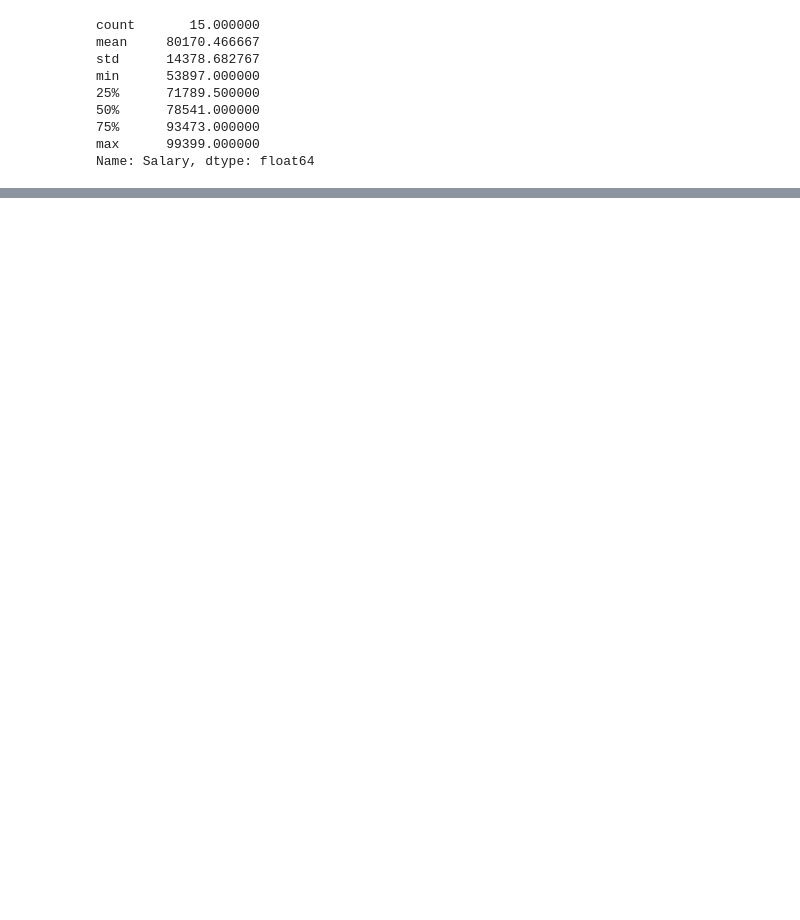
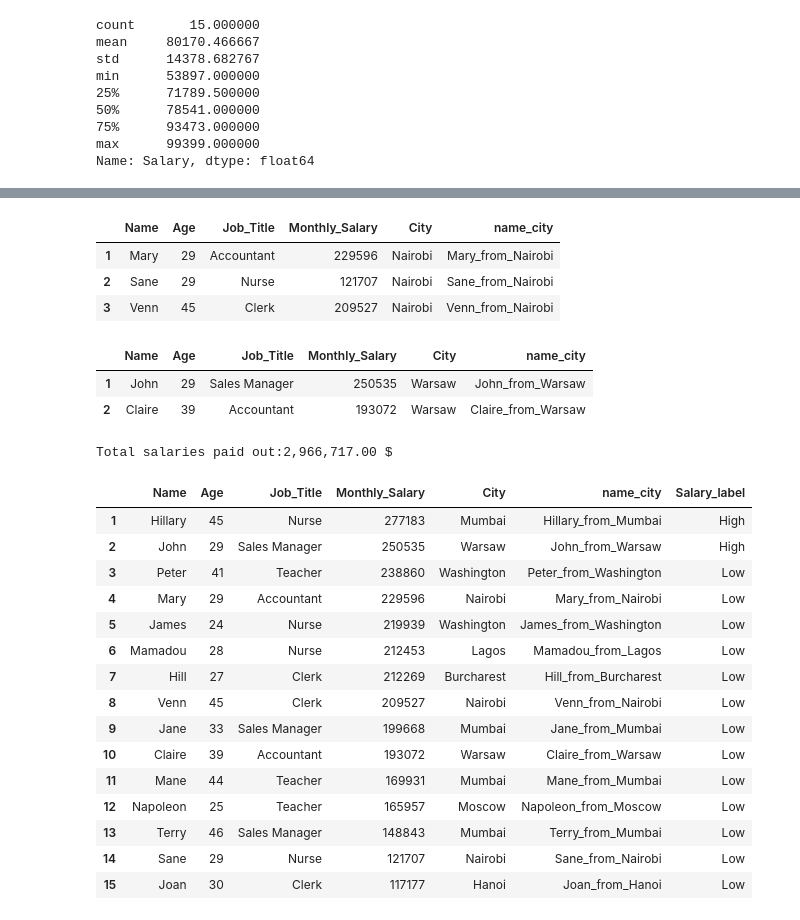
Before and after one commit to Majok-Bol/mock_users_data, a Jupyter notebook: users_table1.ipynb, the cells around one changed output, grey strips where cells are left out. Drawn from its saved outputs; the diff is of its cells as text; code cells hidden in the pictures; blank space fills up the shorter version.

```diff
--- a/users_table1.ipynb
+++ b/users_table1.ipynb
@@ -129,0 +228,4 @@ Name: Salary, dtype: float64
+# %%
+#add name_city column in users_table1
+users_table1["name_city"]=users_table1["Name"]+"_"+"from"+"_"+users_table1["Location"]
+users_table1
@@ -129,0 +264,5 @@ Name: Salary, dtype: float64
+# %%
+#rename Location to City in users_table1
+users_table1.rename(columns={"Location":"City"},inplace=True)
+#show modified users_table1
+users_table1
@@ -129,0 +286,5 @@ Name: Salary, dtype: float64
+# %%
+#rename Salary column to Monthly_Salary in users_table1
+users_table1.rename(columns={"Salary":"Monthly_Salary"},inplace=True)
+#show modified users_table1
+users_table1
@@ -129,0 +308,5 @@ Name: Salary, dtype: float64
+# %%
+#rename career to Job_Title column in users_table1
+users_table1.rename(columns={"Career":"Job_Title"},inplace=True)
+#show modifed users_table1
+users_table1
@@ -129,0 +330,55 @@ Name: Salary, dtype: float64
+# %%
+#fetch only employees from Nairobi in users_table1
+employees_from_nairobi=users_table1[users_table1['City']=='Nairobi']
+employees_from_nairobi=employees_from_nairobi.reset_index(drop=True)
+employees_from_nairobi.index=range(1,len(employees_from_nairobi)+1)
+employees_from_nairobi
+# %% [output]
+|  | Name | Age | Job_Title | Monthly_Salary | City | name_city |
+| 1 | Mary | 29 | Accountant | 229596 | Nairobi | Mary_from_Nairobi |
+| 2 | Sane | 29 | Nurse | 121707 | Nairobi | Sane_from_Nairobi |
+| 3 | Venn | 45 | Clerk | 209527 | Nairobi | Venn_from_Nairobi |
+# %%
+#fetch only employees from Warsaw in users_table1
+employees_from_warsaw=users_table1[users_table1['City']=='Warsaw']
+#rest index
+employees_from_warsaw=employees_from_warsaw.reset_index(drop=True)
+#let index start from 1 instead of default 0
+employees_from_warsaw.index=range(1,len(employees_from_warsaw)+1)
+#display results
+employees_from_warsaw
+# %% [output]
+|  | Name | Age | Job_Title | Monthly_Salary | City | name_city |
+| 1 | John | 29 | Sales Manager | 250535 | Warsaw | John_from_Warsaw |
+| 2 | Claire | 39 | Accountant | 193072 | Warsaw | Claire_from_Warsaw |
+# %%
+#find out total salaries paid out to employees
+total_salaries=users_table1['Monthly_Salary'].sum()
+print(f"Total salaries paid out:{total_salaries:,.2f} $")
+# %% [output]
+Total salaries paid out:2,966,717.00 $
+# %%
+#sort users_table1 by salary
+#from highest paid to lowest paid
+users_table1.sort_values(by=["Monthly_Salary"],inplace=True,ascending=False)
+#reset index
+users_table1.index=range(1,len(users_table1)+1)
+#display results
+users_table1
+# %% [output]
+|  | Name | Age | Job_Title | Monthly_Salary | City | name_city | Salary_label |
+| 1 | Hillary | 45 | Nurse | 277183 | Mumbai | Hillary_from_Mumbai | High |
+| 2 | John | 29 | Sales Manager | 250535 | Warsaw | John_from_Warsaw | High |
+| 3 | Peter | 41 | Teacher | 238860 | Washington | Peter_from_Washington | Low |
+| 4 | Mary | 29 | Accountant | 229596 | Nairobi | Mary_from_Nairobi | Low |
+| 5 | James | 24 | Nurse | 219939 | Washington | James_from_Washington | Low |
+| 6 | Mamadou | 28 | Nurse | 212453 | Lagos | Mamadou_from_Lagos | Low |
+| 7 | Hill | 27 | Clerk | 212269 | Burcharest | Hill_from_Burcharest | Low |
+| 8 | Venn | 45 | Clerk | 209527 | Nairobi | Venn_from_Nairobi | Low |
+| 9 | Jane | 33 | Sales Manager | 199668 | Mumbai | Jane_from_Mumbai | Low |
+| 10 | Claire | 39 | Accountant | 193072 | Warsaw | Claire_from_Warsaw | Low |
+| 11 | Mane | 44 | Teacher | 169931 | Mumbai | Mane_from_Mumbai | Low |
+| 12 | Napoleon | 25 | Teacher | 165957 | Moscow | Napoleon_from_Moscow | Low |
+| 13 | Terry | 46 | Sales Manager | 148843 | Mumbai | Terry_from_Mumbai | Low |
+| 14 | Sane | 29 | Nurse | 121707 | Nairobi | Sane_from_Nairobi | Low |
+| 15 | Joan | 30 | Clerk | 117177 | Hanoi | Joan_from_Hanoi | Low |
```
Also changed, not shown: parts of 18 cells of this notebook, 1 other file.
